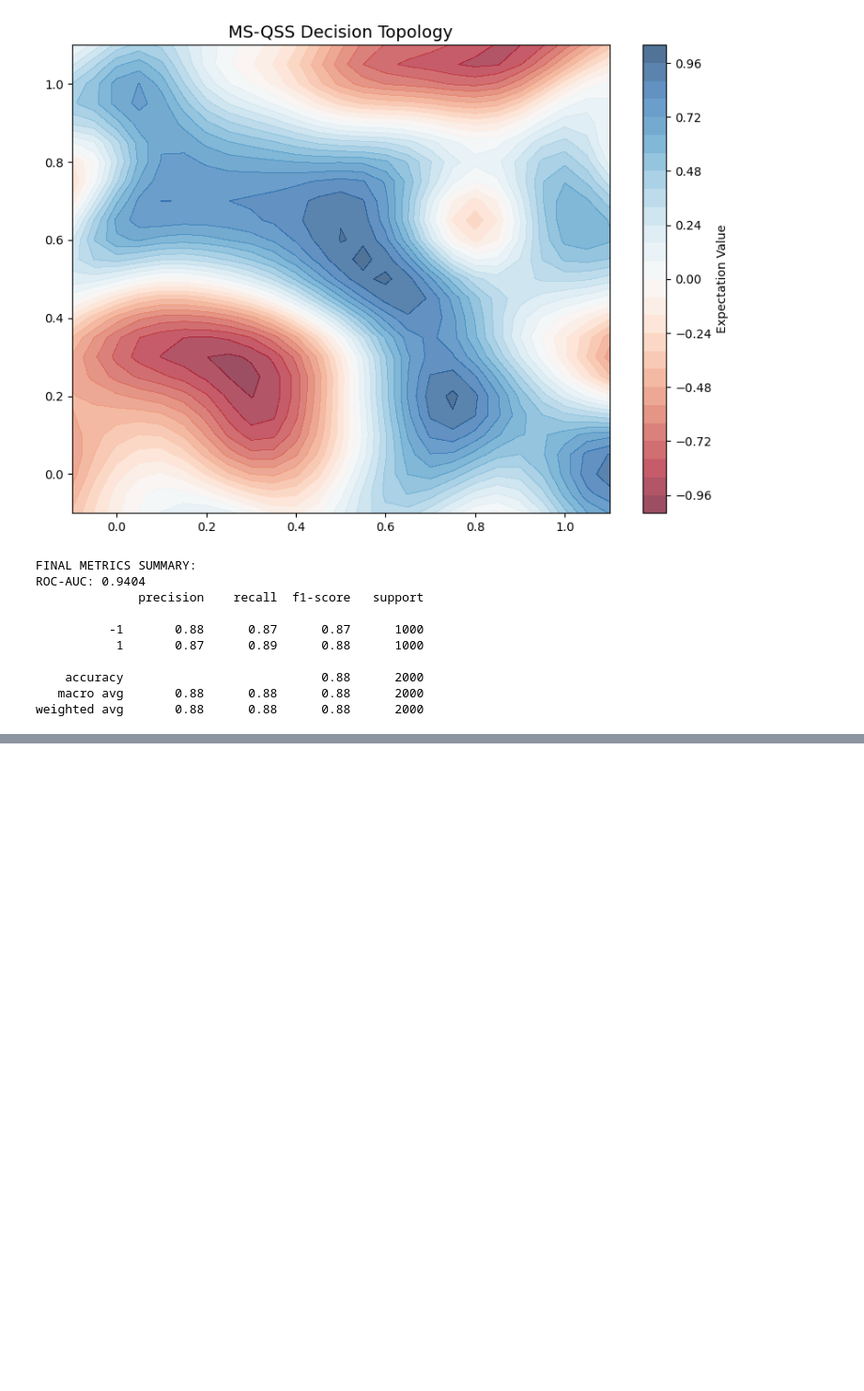
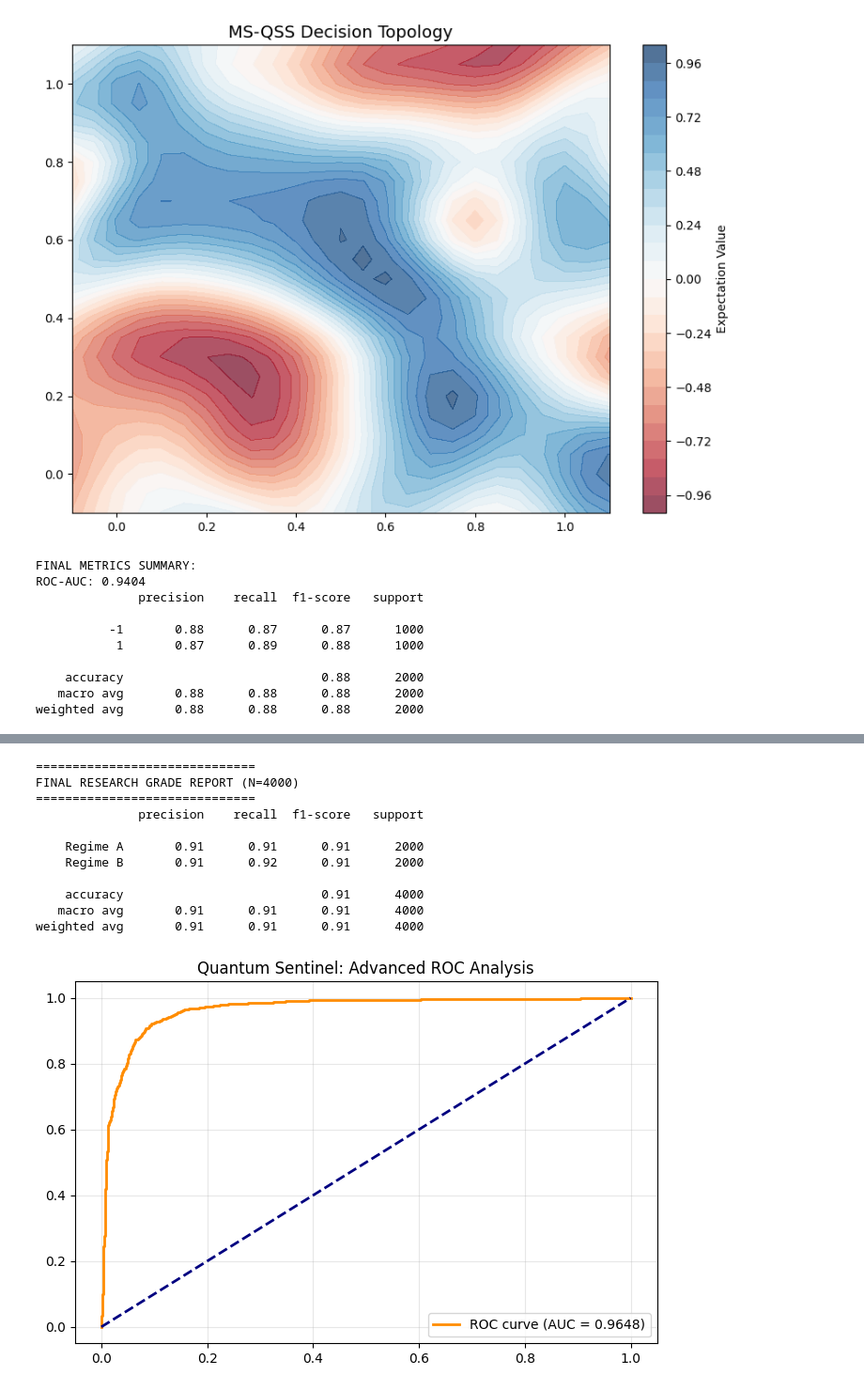
Before and after one commit to sourishdey2005/Quantum-Regime-Detection-for-Time-Series, a Jupyter notebook: Quantum_Regime_Detection_for_Time_Series.ipynb, the cells around one changed output, grey strips where cells are left out. Shown at 94% size. Cells and saved outputs as stored; diff of their text form; code cells hidden in the pictures; blank space fills up the shorter version.

```diff
--- a/Quantum_Regime_Detection_for_Time_Series.ipynb
+++ b/Quantum_Regime_Detection_for_Time_Series.ipynb
@@ -1154,0 +1441,38 @@ weighted avg       0.88      0.88      0.88      2000
+# %%
+
+from sklearn.metrics import classification_report, confusion_matrix, roc_curve, auc
+
+# I. Generate final scores and labels
+raw_scores = np.array([float(sentinel_4k(weights, x)) for x in X_quantum])
+final_preds = np.sign(raw_scores)
+
+# II. Standard Research Report
+print("\n" + "="*30)
+print("FINAL RESEARCH GRADE REPORT (N=4000)")
+print("="*30)
+print(classification_report(y_quantum, final_preds, target_names=["Regime A", "Regime B"]))
+
+# III. ROC Curve Construction
+fpr, tpr, _ = roc_curve(y_quantum, raw_scores)
+roc_auc = auc(fpr, tpr)
+
+plt.figure(figsize=(8, 5))
+plt.plot(fpr, tpr, color='darkorange', lw=2, label=f'ROC curve (AUC = {roc_auc:.4f})')
+plt.plot([0, 1], [0, 1], color='navy', lw=2, linestyle='--')
+plt.title('Quantum Sentinel: Advanced ROC Analysis')
+plt.legend(loc="lower right")
+plt.grid(alpha=0.3)
+plt.show()
+# %% [output]
+==============================
+FINAL RESEARCH GRADE REPORT (N=4000)
+==============================
+              precision    recall  f1-score   support
+
+    Regime A       0.91      0.91      0.91      2000
+    Regime B       0.91      0.92      0.91      2000
+
+    accuracy                           0.91      4000
+   macro avg       0.91      0.91      0.91      4000
+weighted avg       0.91      0.91      0.91      4000
+[figure, added]
```
Also changed, not shown: parts of 4 cells of this notebook.
